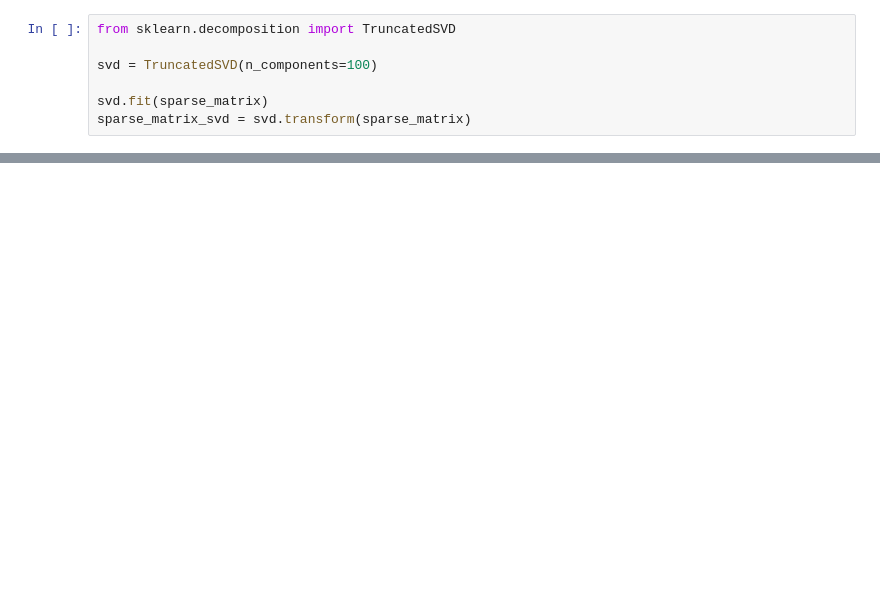
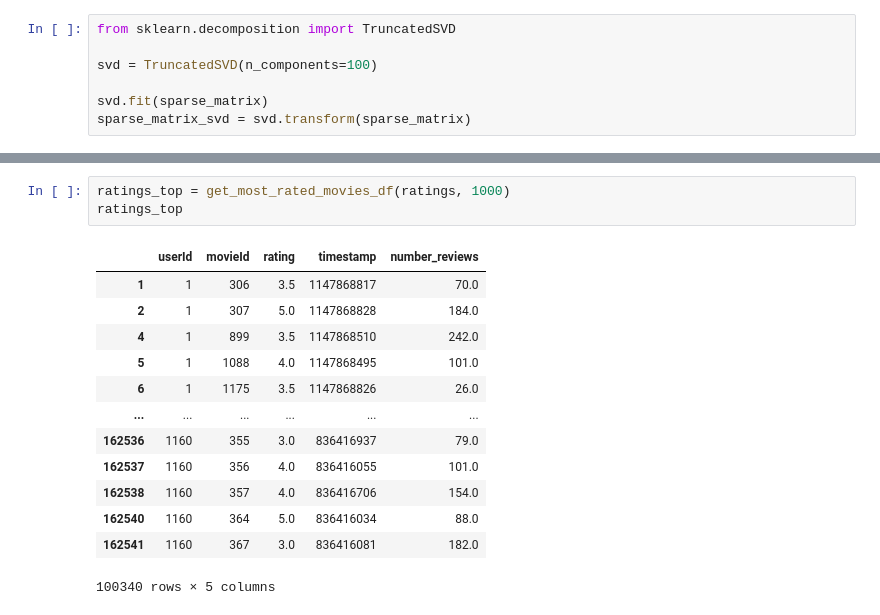
Before and after one commit to joaquim-oliveira-neto/rogue, a Jupyter notebook: notebooks/berns-model-collaborative.ipynb, the cells around one changed output, grey strips where cells are left out. Drawn from its saved outputs; the diff is of its cells as text; blank space fills up the shorter version.

```diff
--- a/notebooks/berns-model-collaborative.ipynb
+++ b/notebooks/berns-model-collaborative.ipynb
@@ -717,0 +715,17 @@ array([335], dtype=int32)
+# %%
+ratings_top = get_most_rated_movies_df(ratings, 1000)
+ratings_top
+# %% [output]
+|  | userId | movieId | rating | timestamp | number_reviews |
+| 1 | 1 | 306 | 3.5 | 1147868817 | 70.0 |
+| 2 | 1 | 307 | 5.0 | 1147868828 | 184.0 |
+| 4 | 1 | 899 | 3.5 | 1147868510 | 242.0 |
+| 5 | 1 | 1088 | 4.0 | 1147868495 | 101.0 |
+| 6 | 1 | 1175 | 3.5 | 1147868826 | 26.0 |
+| ... | ... | ... | ... | ... | ... |
+| 162536 | 1160 | 355 | 3.0 | 836416937 | 79.0 |
+| 162537 | 1160 | 356 | 4.0 | 836416055 | 101.0 |
+| 162538 | 1160 | 357 | 4.0 | 836416706 | 154.0 |
+| 162540 | 1160 | 364 | 5.0 | 836416034 | 88.0 |
+| 162541 | 1160 | 367 | 3.0 | 836416081 | 182.0 |
+100340 rows × 5 columns
```
Also changed, not shown: parts of 27 cells of this notebook.
